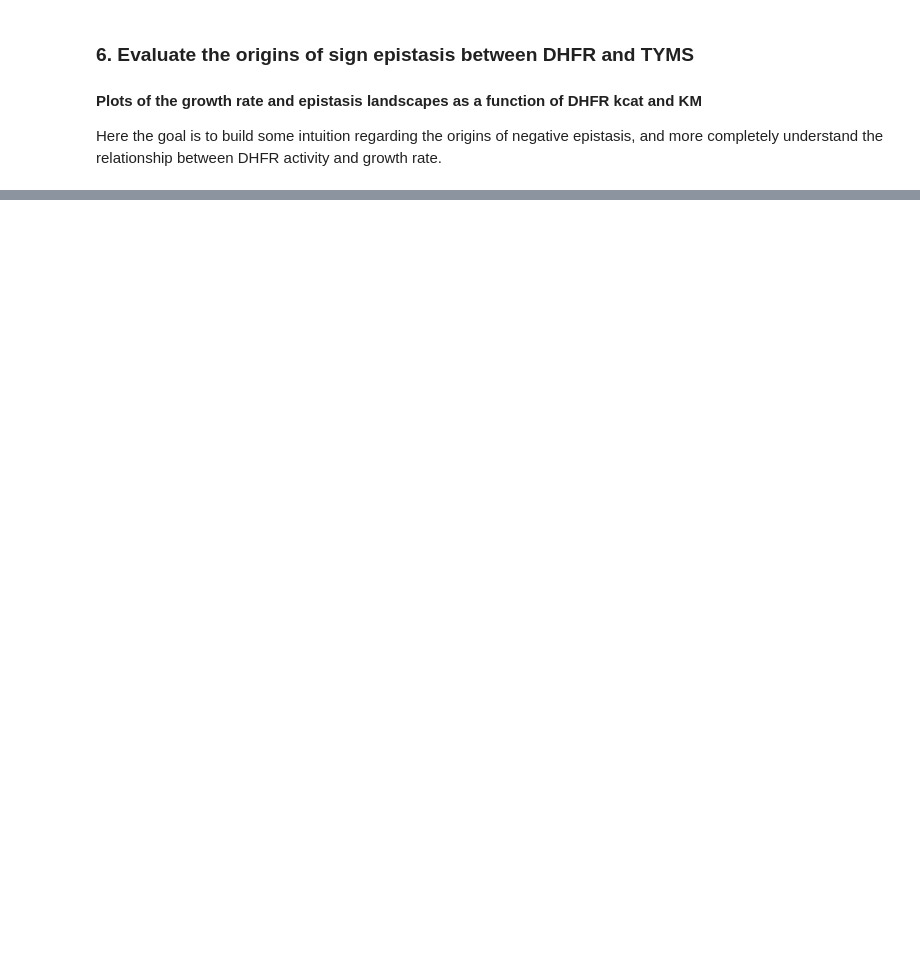
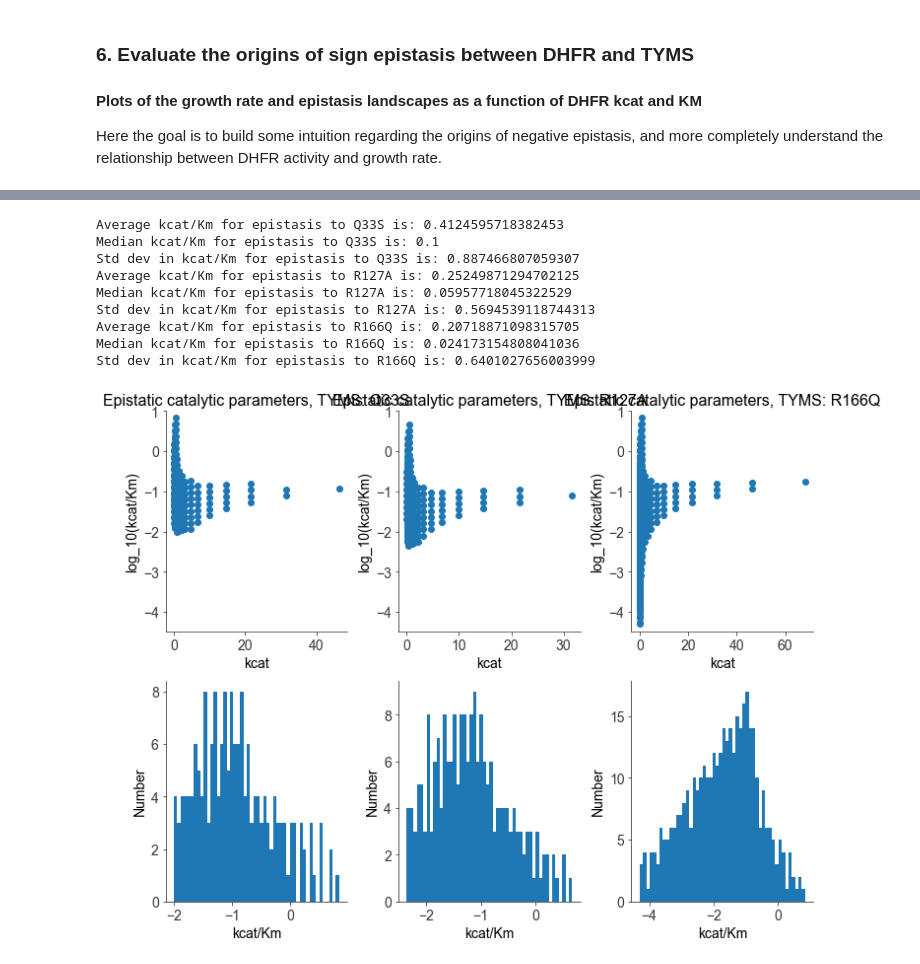
Before and after one commit to reynoldsk/dhfr-tyms-epistasis, a Jupyter notebook: 1_KGModel.ipynb, the cells around one changed output, grey strips where cells are left out. Drawn from its saved outputs; the diff is of its cells as text; code cells hidden in the pictures; blank space fills up the shorter version.

```diff
--- a/1_KGModel.ipynb
+++ b/1_KGModel.ipynb
@@ -1120,3 +1138,35 @@ plt.savefig('Figs/KGModel_DHvaryHeatMaps.pdf')
+# %%
+#From the graphs above, it appears that there is a regime of kcat/Km values that give signficant
+#epistasis in each TYMS background. Here we take a closer look at what those values are
+plt.figure(num='h4',figsize=(10,8))
+for i,ts in enumerate(TYMS_mut[1:]):
+    print(f'Average kcat/Km for epistasis to {ts} is: {np.nanmean(sig_epi_kcatKm[ts])}')
+    print(f'Median kcat/Km for epistasis to {ts} is: {np.nanmedian(sig_epi_kcatKm[ts])}')
+    print(f'Std dev in kcat/Km for epistasis to {ts} is: {np.nanstd(sig_epi_kcatKm[ts])}')
+    plt.subplot(2,3,(i+1))
+    plt.plot(sig_epi_kcat[ts],np.log10(sig_epi_kcatKm[ts]),'o')
+    plt.title('Epistatic catalytic parameters, TYMS: '+ts,fontsize=16)
+    plt.xlabel('kcat',fontsize=14)
+    plt.ylabel('log_10(kcat/Km)',fontsize=14)
+    plt.ylim([-4.5,1])
+
+    plt.subplot(2,3,(i+4))
+    plt.hist(np.log10(sig_epi_kcatKm[ts]), 50)
+    plt.xlabel('kcat/Km',fontsize=14)
+    plt.ylabel('Number',fontsize=14)
+
+plt.tight_layout()
+# %% [output]
+Average kcat/Km for epistasis to Q33S is: 0.4124595718382453
+Median kcat/Km for epistasis to Q33S is: 0.1
+Std dev in kcat/Km for epistasis to Q33S is: 0.887466807059307
+Average kcat/Km for epistasis to R127A is: 0.25249871294702125
+Median kcat/Km for epistasis to R127A is: 0.05957718045322529
+Std dev in kcat/Km for epistasis to R127A is: 0.5694539118744313
+Average kcat/Km for epistasis to R166Q is: 0.20718871098315705
+Median kcat/Km for epistasis to R166Q is: 0.024173154808041036
+Std dev in kcat/Km for epistasis to R166Q is: 0.6401027656003999
+[figure, added]
 # %%
 #save the best model fit parameters to file (pickle)
 model_fitplatedata  = {}
```
Also changed, not shown: parts of 8 cells of this notebook, 3 other files.
